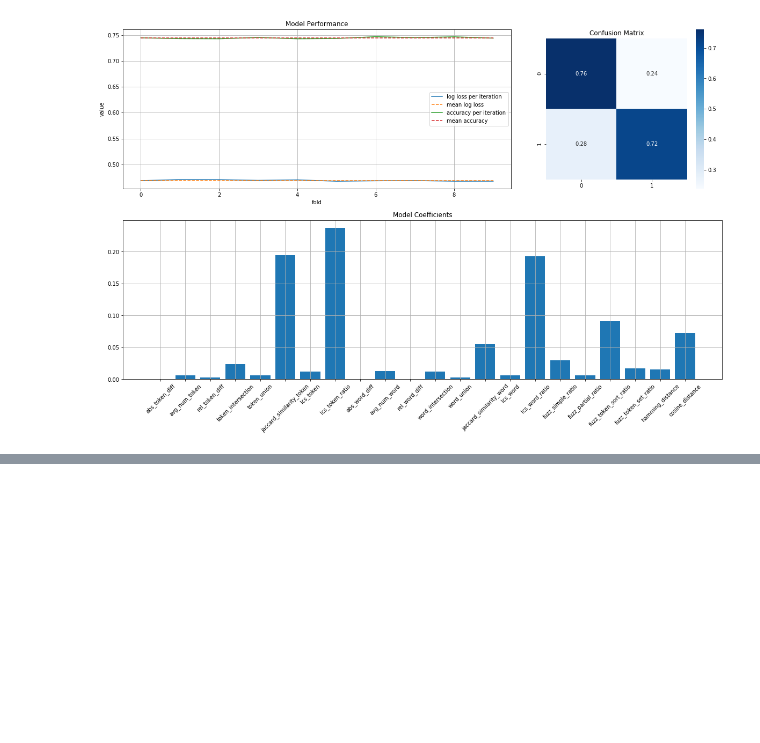
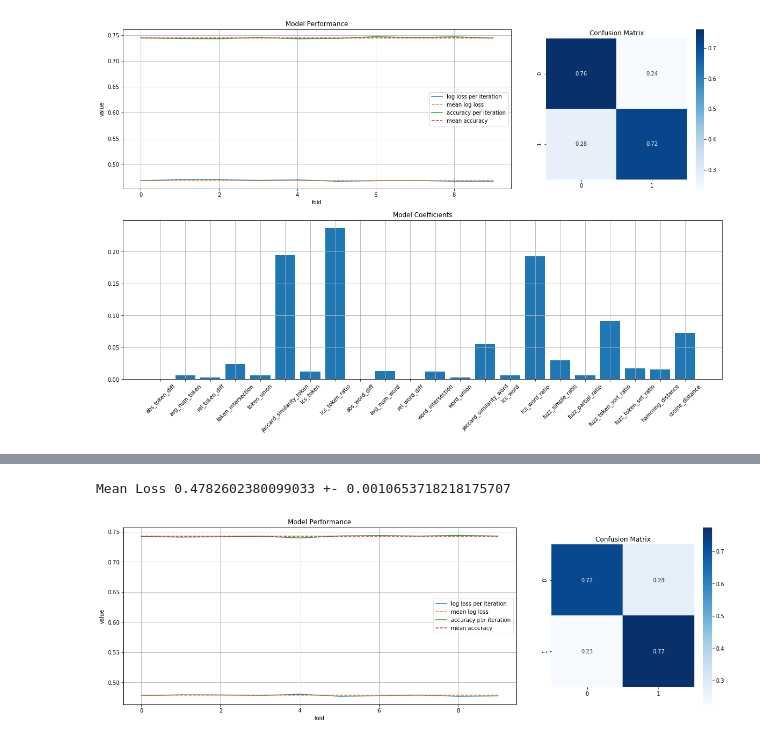
Before and after one commit to Ritvik19/Quora-Question-Pairs, a Jupyter notebook: 08 Other Algorithms.ipynb, the cells around one changed output, grey strips where cells are left out. Saved outputs shown, nothing was run; the diff lists cells and outputs as text; code cells hidden in the pictures; blank space fills up the shorter version.

```diff
--- a/08 Other Algorithms.ipynb
+++ b/08 Other Algorithms.ipynb
@@ -106,0 +115,11 @@ ax.legend()
+# %%
+model = VotingClassifier(
+    estimators=[('lr', LogisticRegression(class_weight='balanced')), ('xgb', XGBClassifier(max_depth=5)),
+                ('gbc', GradientBoostingClassifier())],
+    voting='soft',
+)
+vc_performance, vc_cm, vc_model = train_model(model, data, feats, 'is_duplicate')
+print('Mean Loss', np.mean(vc_performance['log loss']), '+-', np.std(vc_performance['log loss']))
+# %% [output]
+Mean Loss 0.4782602380099033 +- 0.0010653718218175707
+[figure, added]
```
Also changed, not shown: parts of 8 cells of this notebook, 2 other files.
